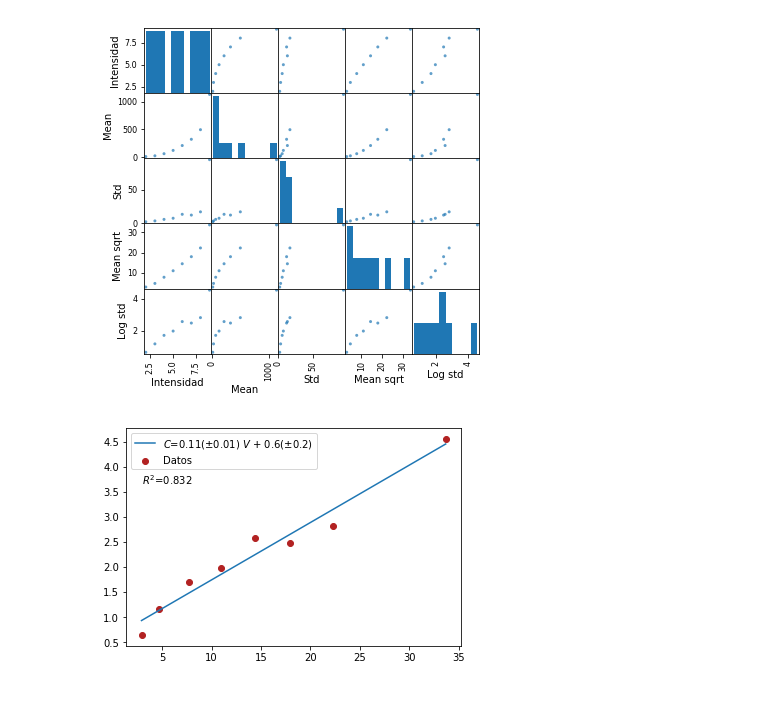
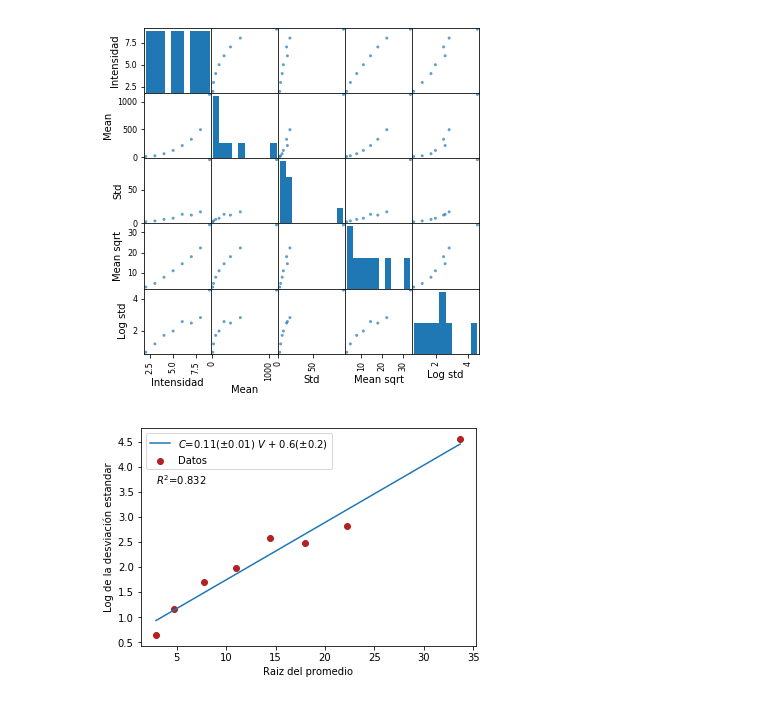
Before and after one commit to jamontanac/Laboratorio-Avanzado, a Jupyter notebook: Double_Slit/Analisis.ipynb, the cells around one changed output. Cells and saved outputs as stored; diff of their text form; code cells hidden in the pictures.

```diff
--- a/Double_Slit/Analisis.ipynb
+++ b/Double_Slit/Analisis.ipynb
@@ -138,11 +138,13 @@ R_2=np.abs(pcov[1,0]/np.sqrt(pcov[0,0]*pcov[1,1]))
 # %%
 plt.scatter(total["Mean sqrt"],total["Log std"],color="firebrick",label="Datos")
 #total.plot("Mean sqrt","Log std",ax=ax)
 plt.plot(x,model(x,popt[0],popt[1]),label=r"$C$={}($\pm${}) $V$ {} {}($\pm${})".format(round(popt[0],2),
                                                                                 round(perr[0],3),"+" if popt[1]>0 else "-",
                                                                                 round(np.abs(popt[1]),2),round(perr[1],1)))
 plt.text(min(x_obs), 0.8*max(y_obslog), r'$R^2$={}'.format(round(R_2,3)))
 plt.legend()
+plt.xlabel("Raiz del promedio")
+plt.ylabel("Log de la desviación estandar")
 plt.show()
 # %% [output]
-[figure, old version]
+[figure, new version]
```
Also changed, not shown: parts of 1 cell of this notebook.
